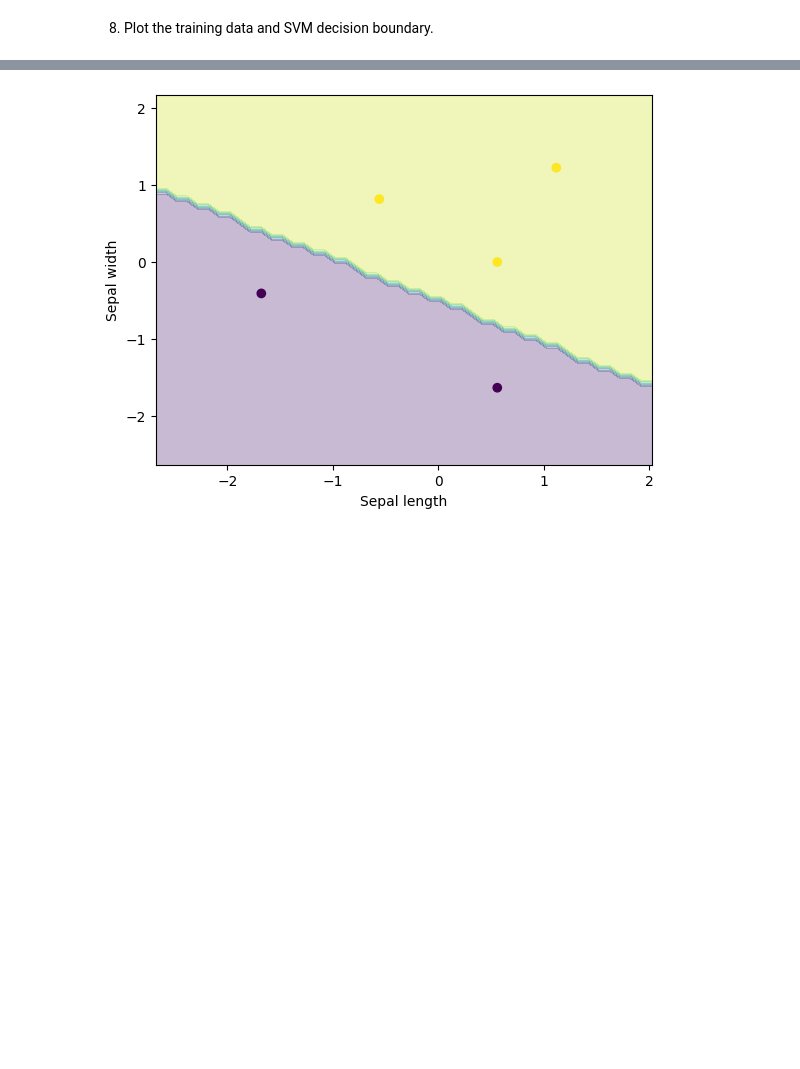
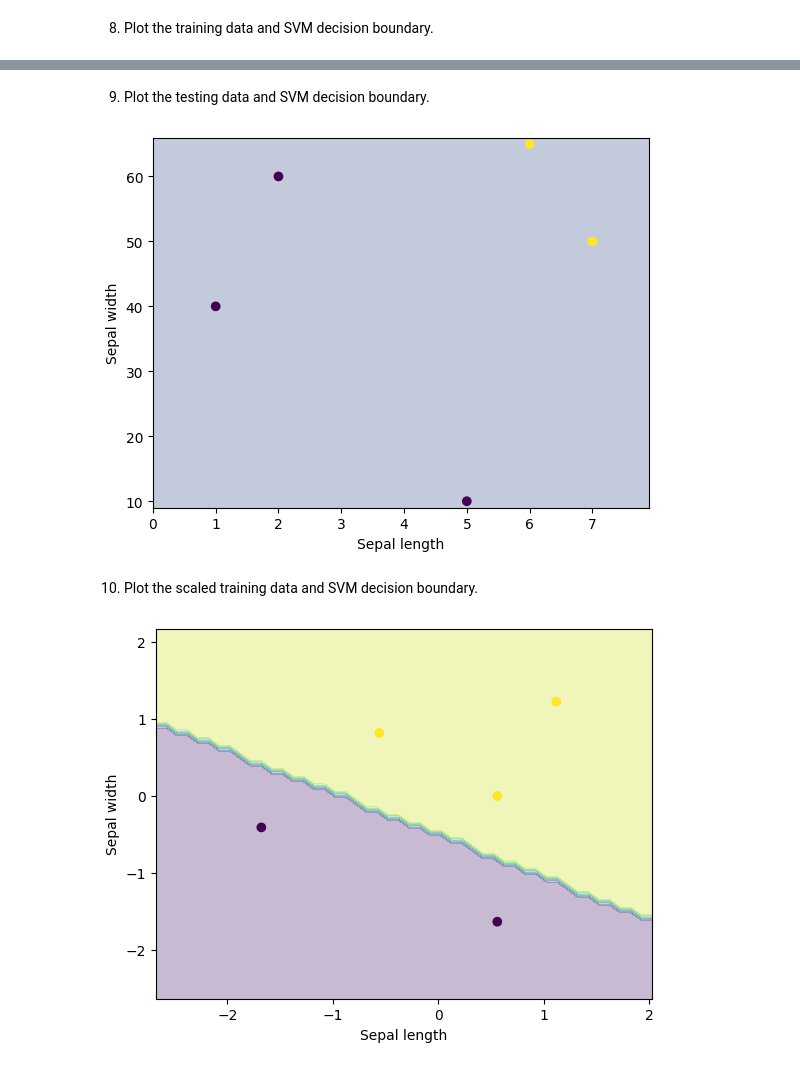
Before and after one commit to kumudu12/EN5870, a Jupyter notebook: Assignment_02_on_Backpropagation,_SVM_and_kNN.ipynb, the cells around one changed output, grey strips where cells are left out. Saved outputs shown, nothing was run; the diff lists cells and outputs as text; code cells hidden in the pictures; blank space fills up the shorter version.

```diff
--- a/Assignment_02_on_Backpropagation,_SVM_and_kNN.ipynb
+++ b/Assignment_02_on_Backpropagation,_SVM_and_kNN.ipynb
@@ -142,3 +171,29 @@ print(accuracy_score(clf_preditions, y_test))
+# %% [markdown]
+9. Plot the testing data and SVM decision boundary.
+# %%
+# Define the plotting function
+def plot_decision_boundary(clf, X, y):
+    # Set the bounds of the plot
+    X_test_min, X_test_max = X_test[:, 0].min() - 1, X_test[:, 0].max() + 1
+    y_test_min, y_test_max = X_test[:, 1].min() - 1, X_test[:, 1].max() + 1
+    xx, yy = np.meshgrid(np.arange(X_test_min, X_test_max, 0.1),
+                         np.arange(y_test_min, y_test_max, 0.1))
+    Z = clf.predict(np.c_[xx.ravel(), yy.ravel()])
+    Z = Z.reshape(xx.shape)
+
+    # Plot the decision boundary and the data points
+    plt.contourf(xx, yy, Z, alpha=0.3)
+    plt.scatter(X_test[:, 0], X_test[:, 1], c=y, alpha=1)
+    plt.xlabel('Sepal length')
+    plt.ylabel('Sepal width')
+    plt.show()
+
+# Plot the decision boundary
+plot_decision_boundary(clf, X_test, y_test)
+# %% [output]
+[figure, added]
+# %% [markdown]
+10.  Plot the scaled training data and SVM decision boundary.
 # %%
 # Define the plotting function
 def plot_decision_boundary(clf, X, y):
```
Also changed, not shown: parts of 7 cells of this notebook.
